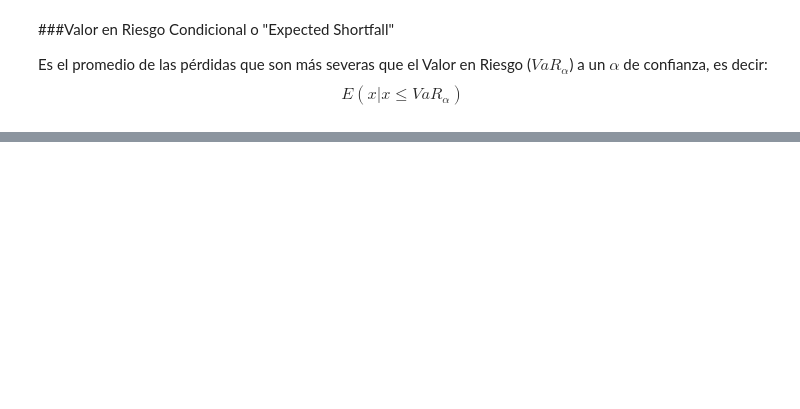
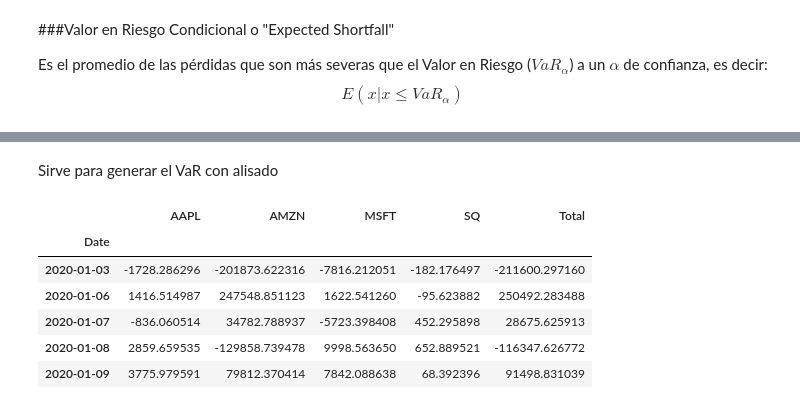
Before and after one commit to pikey-msc/RiesgosFinancieros, a Jupyter notebook: 2022-2/Insumos/Acc_Div_SH_python.ipynb, the cells around one changed output, grey strips where cells are left out. Saved outputs shown, nothing was run; the diff lists cells and outputs as text; code cells hidden in the pictures; blank space fills up the shorter version.

```diff
--- a/2022-2/Insumos/Acc_Div_SH_python.ipynb
+++ b/2022-2/Insumos/Acc_Div_SH_python.ipynb
@@ -266,0 +270,13 @@ Name: 0.020000000000000018, dtype: float64
+# %% [markdown]
+Sirve para generar el VaR con alisado
+# %%
+PL.dropna(inplace = True)
+PL.head()
+# %% [output]
+|  | AAPL | AMZN | MSFT | SQ | Total |
+| Date |  |  |  |  |  |
+| 2020-01-03 | -1728.286296 | -201873.622316 | -7816.212051 | -182.176497 | -211600.297160 |
+| 2020-01-06 | 1416.514987 | 247548.851123 | 1622.541260 | -95.623882 | 250492.283488 |
+| 2020-01-07 | -836.060514 | 34782.788937 | -5723.398408 | 452.295898 | 28675.625913 |
+| 2020-01-08 | 2859.659535 | -129858.739478 | 9998.563650 | 652.889521 | -116347.626772 |
+| 2020-01-09 | 3775.979591 | 79812.370414 | 7842.088638 | 68.392396 | 91498.831039 |
```
Also changed, not shown: parts of 13 cells of this notebook.
